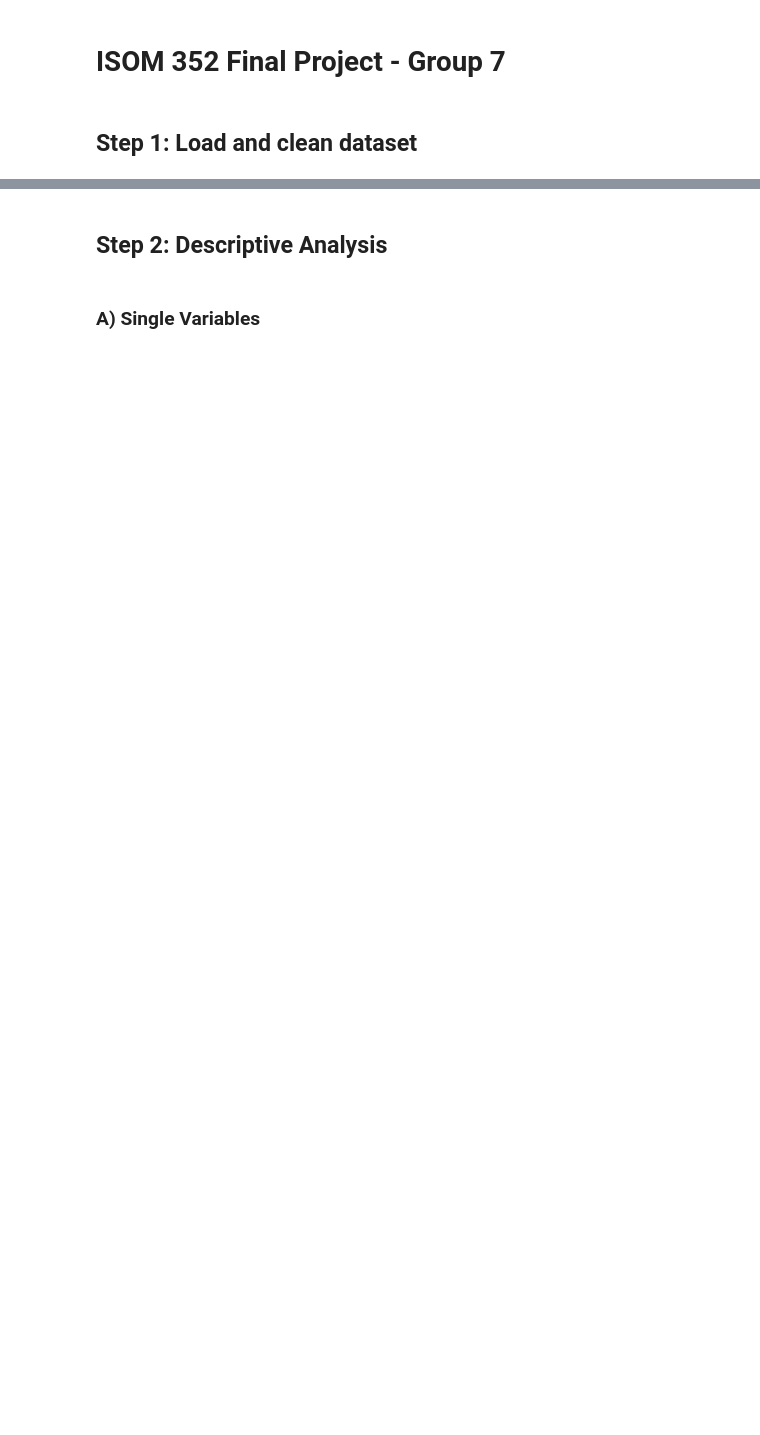
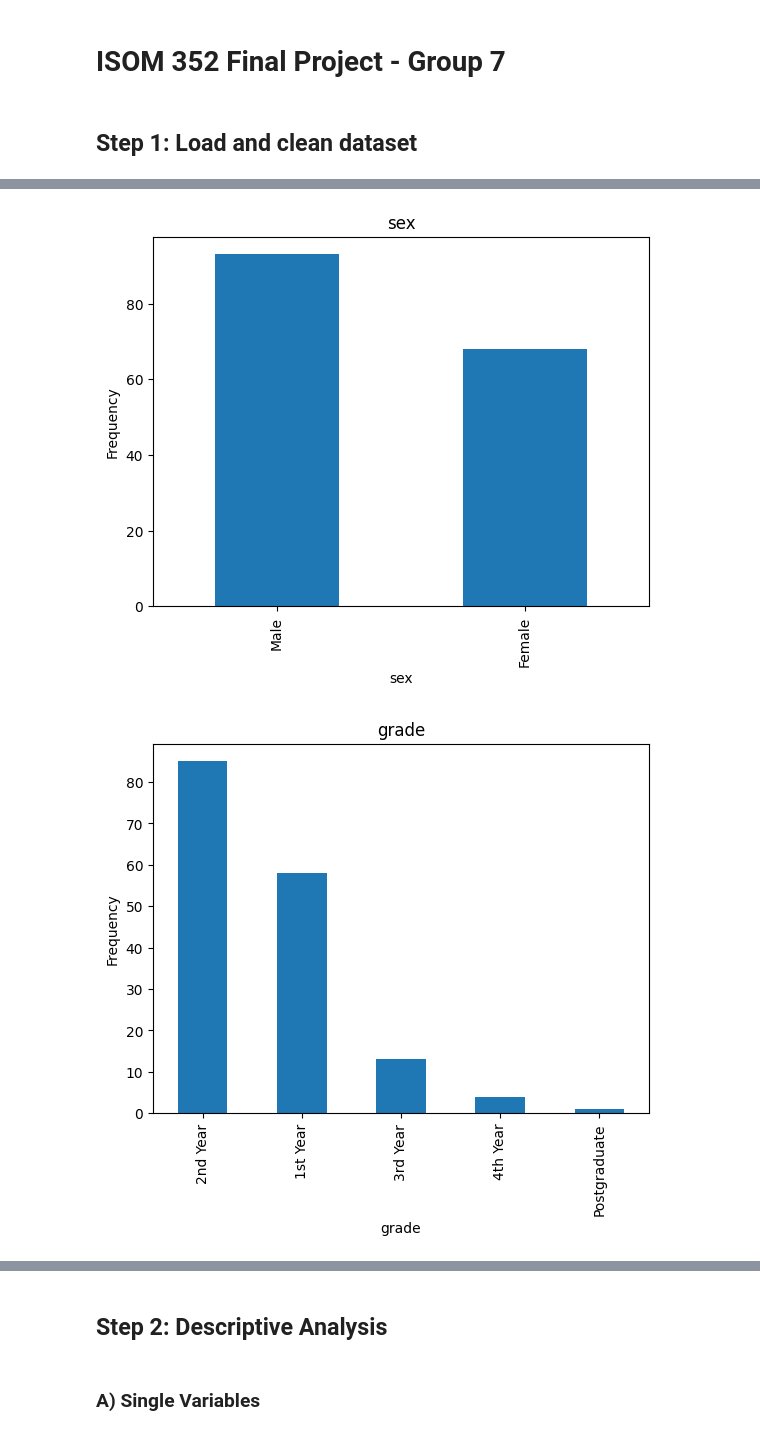
Before and after one commit to jocelynng1310/isom352final, a Jupyter notebook: finalproject.ipynb, the cells around one changed output, grey strips where cells are left out. Drawn from its saved outputs; the diff is of its cells as text; code cells hidden in the pictures; blank space fills up the shorter version.

```diff
--- a/finalproject.ipynb
+++ b/finalproject.ipynb
@@ -125,0 +148,11 @@ memory usage: 24.5 KB
+# %%
+cat_vars = df2.columns[df2.dtypes == 'category']
+
+for column in cat_vars:
+    plt.figure()  # Creates a new figure
+    df2[column].value_counts().plot(kind='bar', title=column)
+    plt.ylabel('Frequency')
+    plt.show()
+# %% [output]
+[figure, added]
+[figure, added]
```
Also changed, not shown: parts of 11 cells of this notebook.
